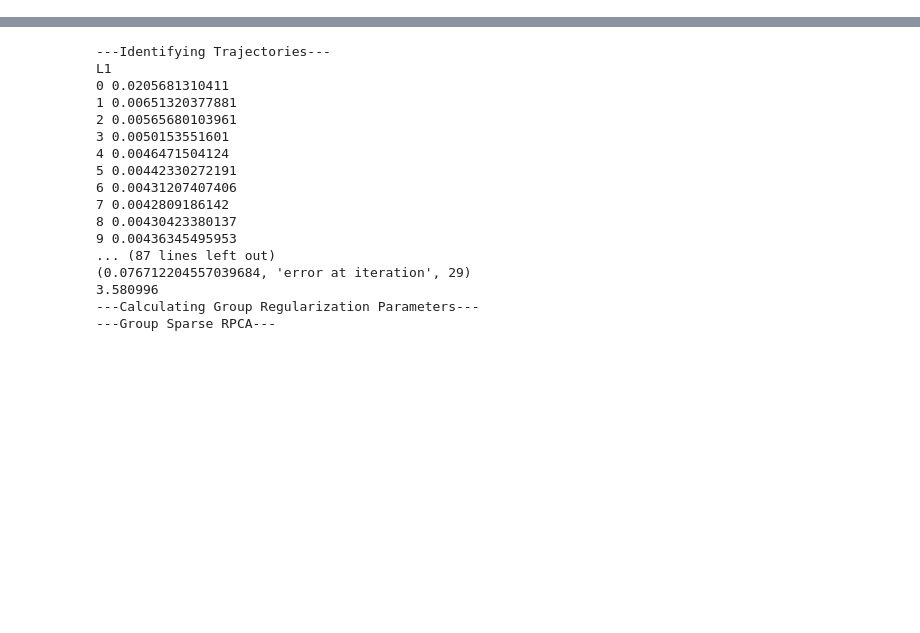
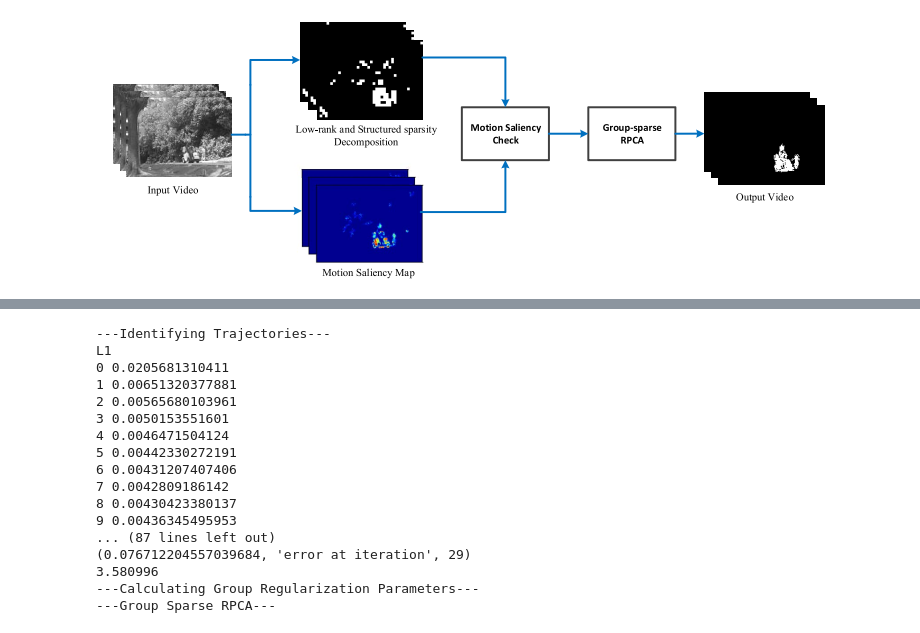
Before and after one commit to KeithArthur/background-subtraction, a Jupyter notebook: background_subtraction.ipynb, the cells around one changed output, grey strips where cells are left out. Drawn from its saved outputs; the diff is of its cells as text; code cells hidden in the pictures; blank space fills up the shorter version.

```diff
--- a/background_subtraction.ipynb
+++ b/background_subtraction.ipynb
@@ -27,0 +67,8 @@ For the first pass, we reproduce the results from [1, 2, and 3] which formulate
+# %%
+from IPython.display import Image
+
+
+from IPython.display import Image
+Image("figures/groupsparseframework.png") # Run this from the cvx-opt-project directory
+# %% [output]
+[figure, added]
```
Also changed, not shown: parts of 7 cells of this notebook, 2 other files.
